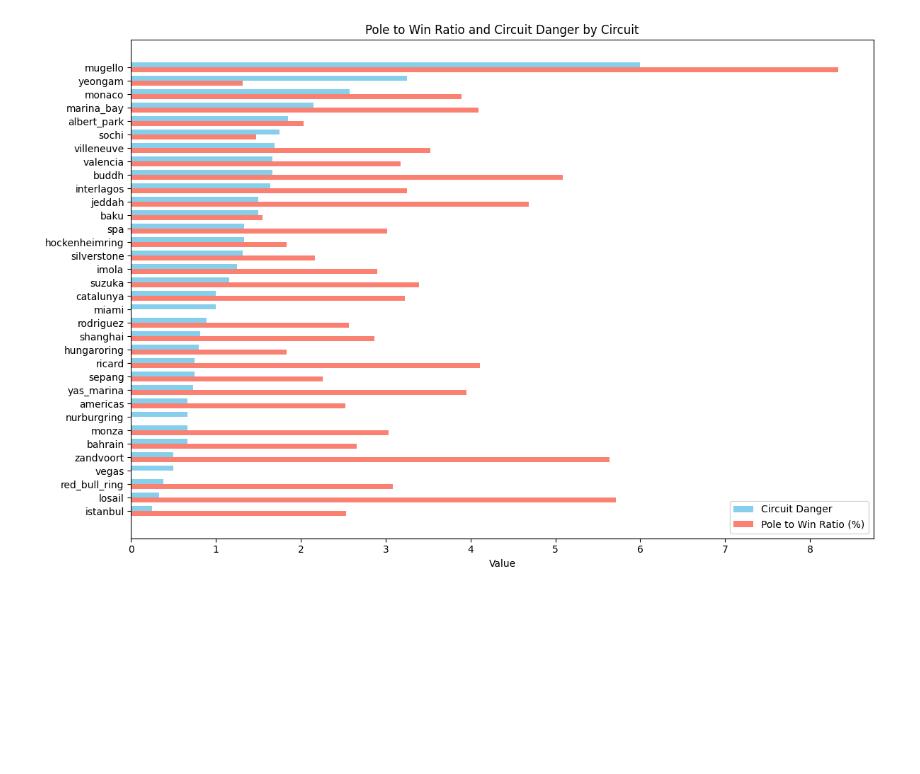
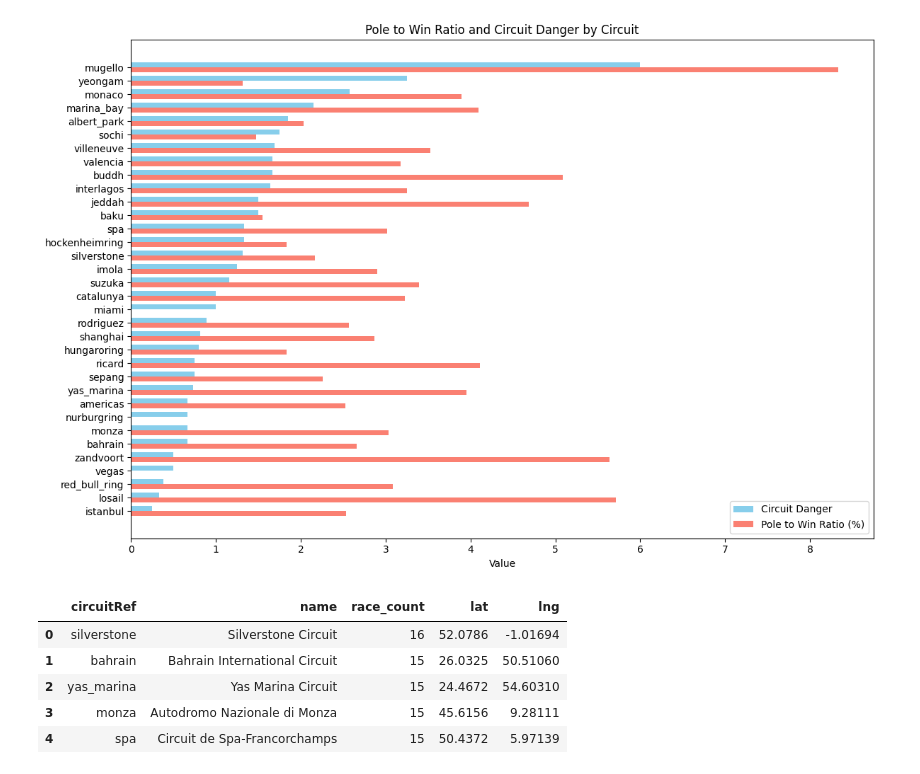
Before and after one commit to JuaniSimieli/F1-Predictions, a Jupyter notebook: EDA/EDA_Graphics.ipynb, the cells around one changed output. Drawn from its saved outputs; the diff is of its cells as text; code cells hidden in the pictures; blank space fills up the shorter version.

```diff
--- a/EDA/EDA_Graphics.ipynb
+++ b/EDA/EDA_Graphics.ipynb
@@ -188,3 +188,31 @@ plt.tight_layout()
 plt.show()
 # %% [output]
 [figure]
+# %%
+races_held_query_2010 = """
+SELECT
+    c.circuitRef,
+    c.name,
+    COUNT(r.raceId) AS race_count,
+    c.lat,
+    c.lng
+FROM
+    circuits c
+LEFT JOIN
+    races r ON c.circuitId = r.circuitId
+WHERE
+    r.year >= 2010
+GROUP BY
+    c.circuitId, c.name
+ORDER BY
+    race_count DESC;
+"""
+races_held_2010 = pd.read_sql(races_held_query_2010, con=engine)
+races_held_2010.head()
+# %% [output]
+|  | circuitRef | name | race_count | lat | lng |
+| 0 | silverstone | Silverstone Circuit | 16 | 52.0786 | -1.01694 |
+| 1 | bahrain | Bahrain International Circuit | 15 | 26.0325 | 50.51060 |
+| 2 | yas_marina | Yas Marina Circuit | 15 | 24.4672 | 54.60310 |
+| 3 | monza | Autodromo Nazionale di Monza | 15 | 45.6156 | 9.28111 |
+| 4 | spa | Circuit de Spa-Francorchamps | 15 | 50.4372 | 5.97139 |
```
Also changed, not shown: parts of 6 cells of this notebook, 9 other files.
